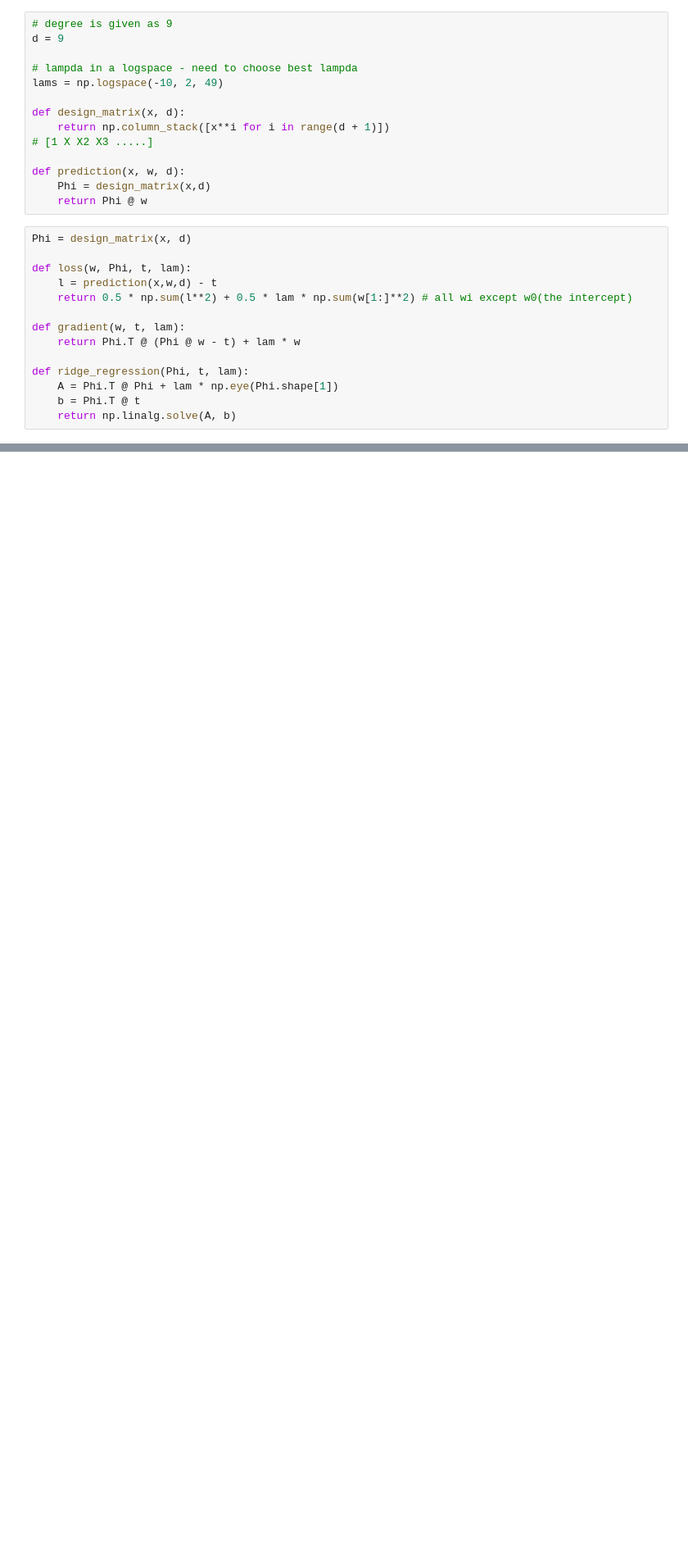
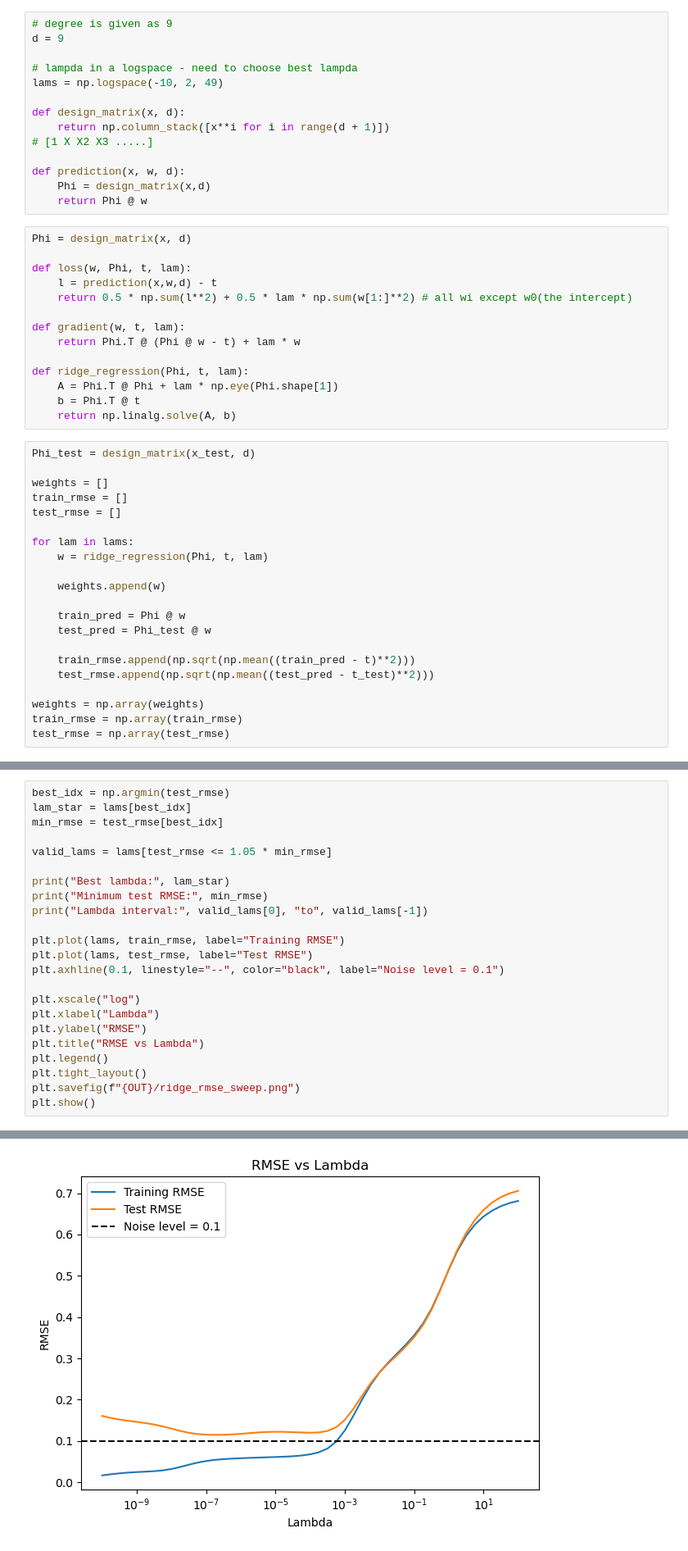
Before and after one commit to hanisohaan10/Polynomial-Regression, a Jupyter notebook: notebooks/ridge_regression.ipynb, the cells around one changed output, grey strips where cells are left out. Shown at 82% size. Saved outputs shown, nothing was run; the diff lists cells and outputs as text; blank space fills up the shorter version.

```diff
--- a/notebooks/ridge_regression.ipynb
+++ b/notebooks/ridge_regression.ipynb
@@ -39,3 +41,24 @@ def ridge_regression(Phi, t, lam):
     A = Phi.T @ Phi + lam * np.eye(Phi.shape[1])
     b = Phi.T @ t
     return np.linalg.solve(A, b)
+# %%
+Phi_test = design_matrix(x_test, d)
+
+weights = []
+train_rmse = []
+test_rmse = []
+
+for lam in lams:
+    w = ridge_regression(Phi, t, lam)
+
+    weights.append(w)
+
+    train_pred = Phi @ w
+    test_pred = Phi_test @ w
+
+    train_rmse.append(np.sqrt(np.mean((train_pred - t)**2)))
+    test_rmse.append(np.sqrt(np.mean((test_pred - t_test)**2)))
+
+weights = np.array(weights)
+train_rmse = np.array(train_rmse)
+test_rmse = np.array(test_rmse)
@@ -41,0 +110,24 @@ def ridge_regression(Phi, t, lam):
+# %%
+best_idx = np.argmin(test_rmse)
+lam_star = lams[best_idx]
+min_rmse = test_rmse[best_idx]
+
+valid_lams = lams[test_rmse <= 1.05 * min_rmse]
+
+print("Best lambda:", lam_star)
+print("Minimum test RMSE:", min_rmse)
+print("Lambda interval:", valid_lams[0], "to", valid_lams[-1])
+
+plt.plot(lams, train_rmse, label="Training RMSE")
+plt.plot(lams, test_rmse, label="Test RMSE")
+plt.axhline(0.1, linestyle="--", color="black", label="Noise level = 0.1")
+
+plt.xscale("log")
+plt.xlabel("Lambda")
+plt.ylabel("RMSE")
+plt.title("RMSE vs Lambda")
+plt.legend()
+plt.tight_layout()
+plt.savefig(f"{OUT}/ridge_rmse_sweep.png")
+plt.show()
+# %% [output]
@@ -41,0 +137 @@ def ridge_regression(Phi, t, lam):
+[figure, added]
```
Also changed, not shown: parts of 6 cells of this notebook, 4 other files.
